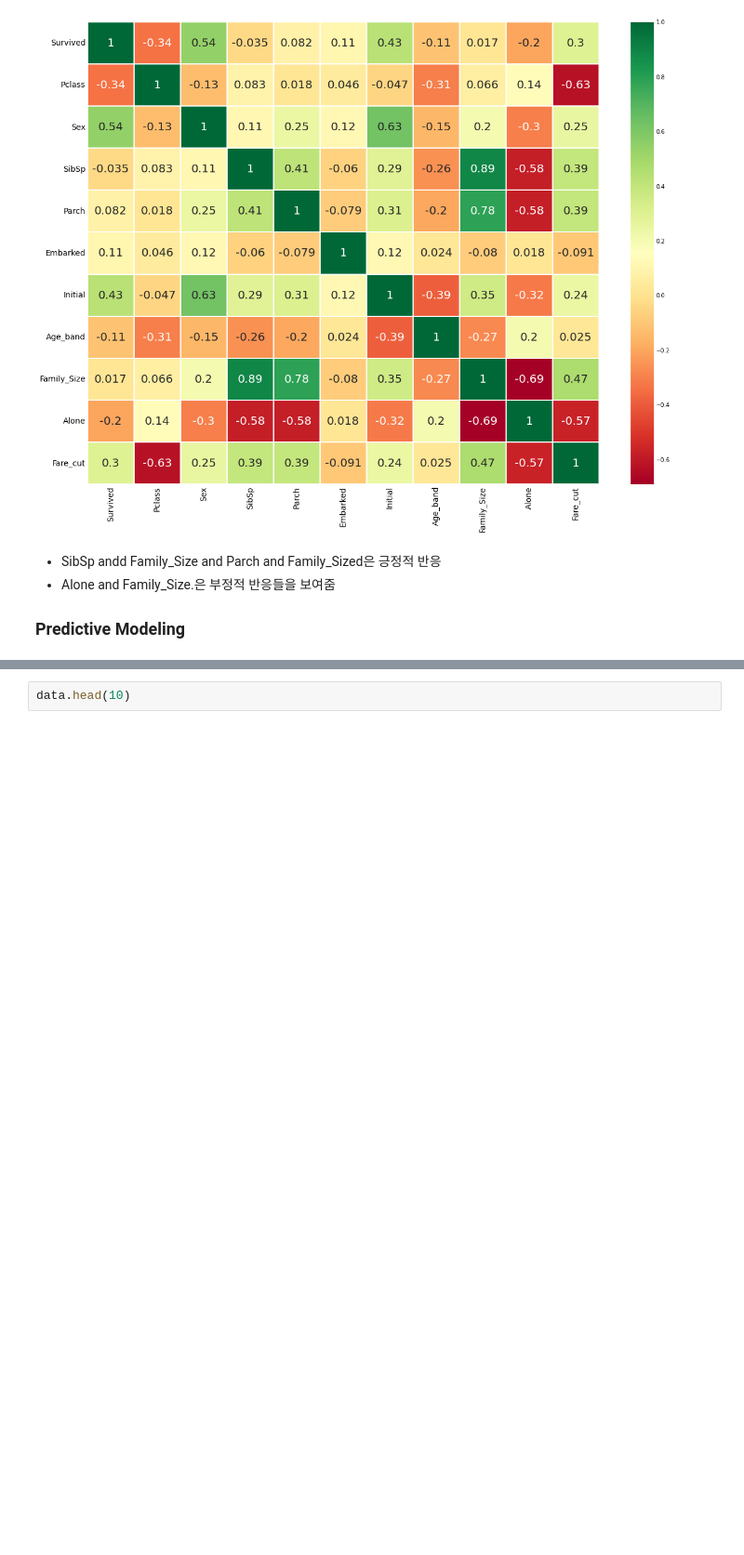
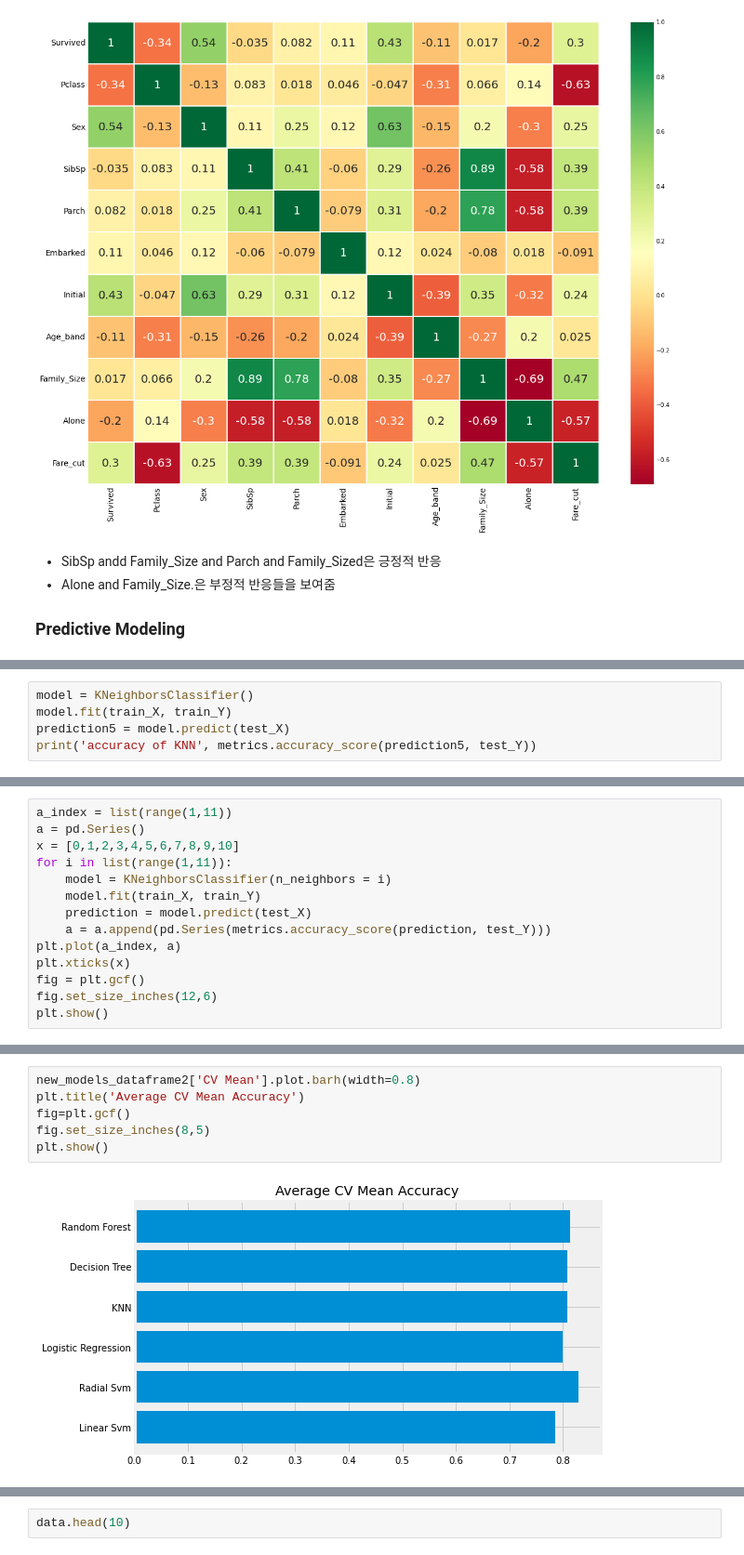
Before and after one commit to Yumpop/Kaggle_practice, a Jupyter notebook: titanic-second-project-1.ipynb, the cells around one changed output, grey strips where cells are left out. Shown at 93% size. Saved outputs shown, nothing was run; the diff lists cells and outputs as text; blank space fills up the shorter version.

```diff
--- a/titanic-second-project-1.ipynb
+++ b/titanic-second-project-1.ipynb
@@ -478,0 +528,5 @@ test.drop(['Name', 'Age', 'Ticket', 'Fare', 'Cabin','Fare_Range', 'PassengerId']
+# %%
+model = KNeighborsClassifier()
+model.fit(train_X, train_Y)
+prediction5 = model.predict(test_X)
+print('accuracy of KNN', metrics.accuracy_score(prediction5, test_Y))
@@ -478,0 +537,14 @@ test.drop(['Name', 'Age', 'Ticket', 'Fare', 'Cabin','Fare_Range', 'PassengerId']
+# %%
+a_index = list(range(1,11))
+a = pd.Series()
+x = [0,1,2,3,4,5,6,7,8,9,10]
+for i in list(range(1,11)):
+    model = KNeighborsClassifier(n_neighbors = i)
+    model.fit(train_X, train_Y)
+    prediction = model.predict(test_X)
+    a = a.append(pd.Series(metrics.accuracy_score(prediction, test_Y)))
+plt.plot(a_index, a)
+plt.xticks(x)
+fig = plt.gcf()
+fig.set_size_inches(12,6)
+plt.show()
@@ -478,0 +588,8 @@ test.drop(['Name', 'Age', 'Ticket', 'Fare', 'Cabin','Fare_Range', 'PassengerId']
+# %%
+new_models_dataframe2['CV Mean'].plot.barh(width=0.8)
+plt.title('Average CV Mean Accuracy')
+fig=plt.gcf()
+fig.set_size_inches(8,5)
+plt.show()
+# %% [output]
+[figure, added]
```
Also changed, not shown: parts of 38 cells of this notebook.
